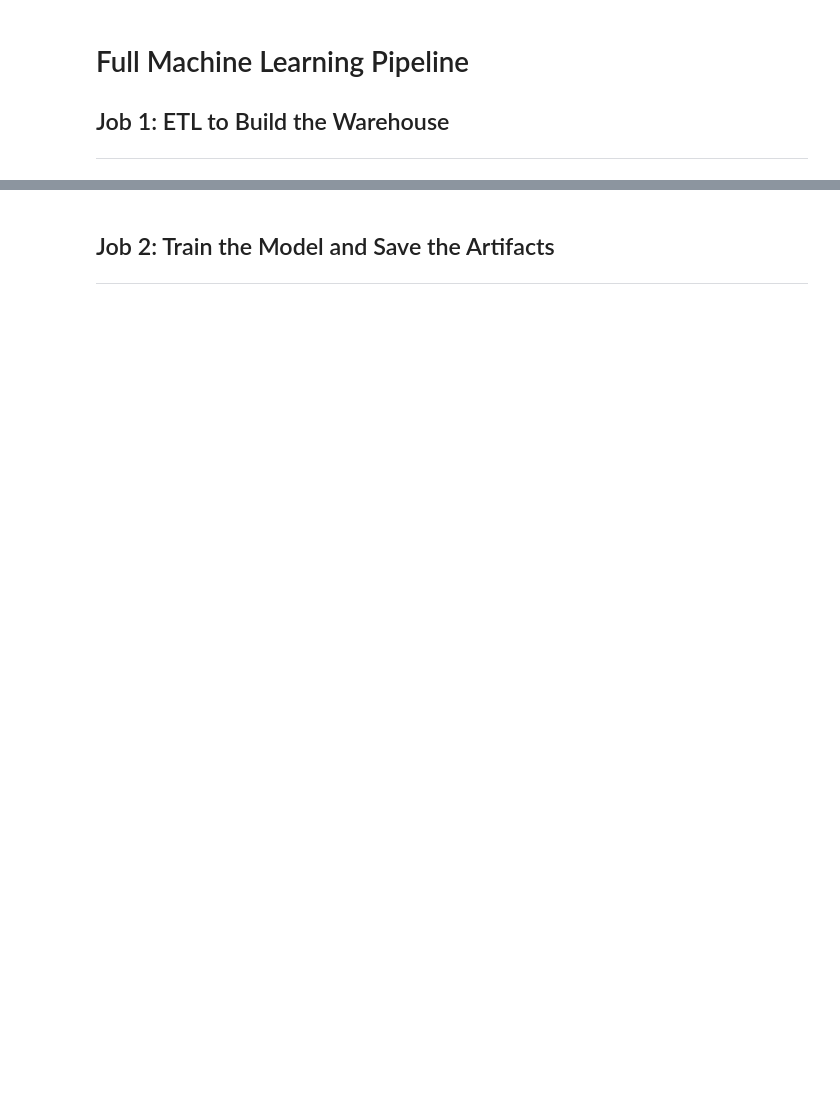
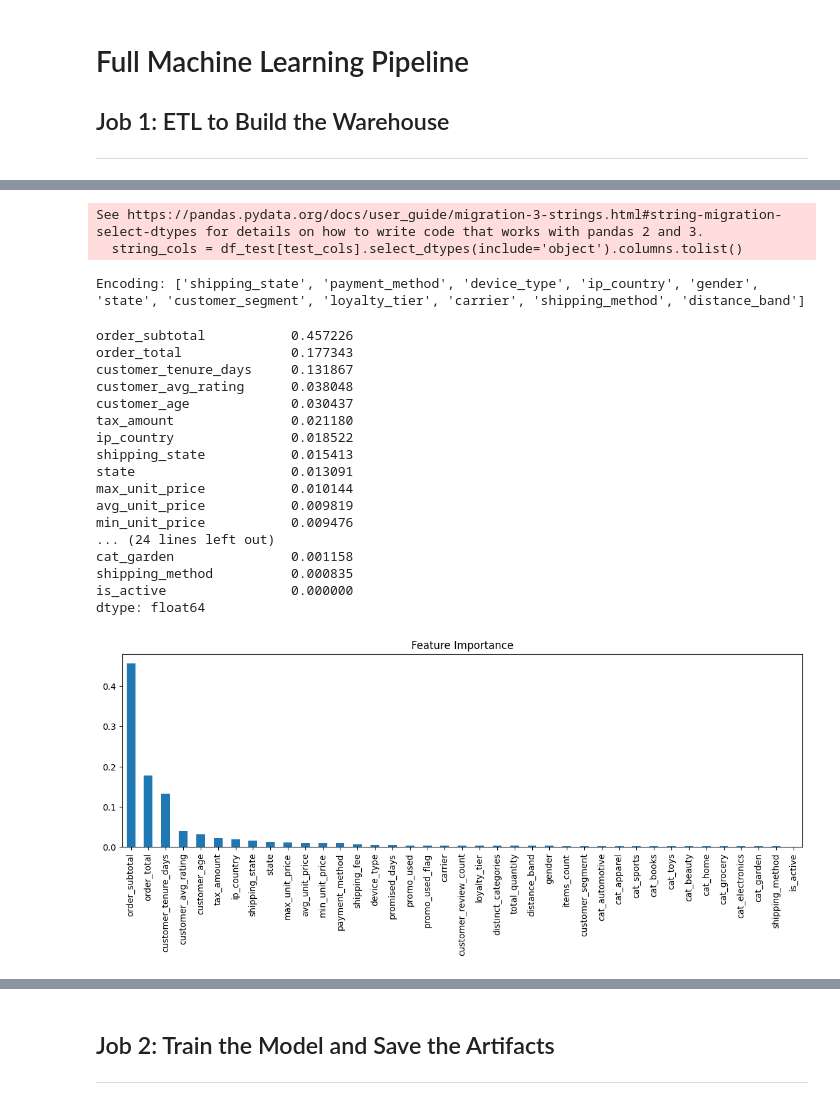
Before and after one commit to lincolnadams5/ShopPracticePipeline, a Jupyter notebook: pipeline/full_pipeline.ipynb, the cells around one changed output, grey strips where cells are left out. Saved outputs shown, nothing was run; the diff lists cells and outputs as text; code cells hidden in the pictures; blank space fills up the shorter version.

```diff
--- a/pipeline/full_pipeline.ipynb
+++ b/pipeline/full_pipeline.ipynb
@@ -10,5 +21,7 @@ import os
 # %%
-src = sqlite3.connect('shop.db')
+#Load tables from shop.db
+
+src = sqlite3.connect(r"C:\Users\apier\OneDrive\Documents\Code\455\project\shop.db")
 
 orders      = pd.read_sql('SELECT * FROM orders', src)
 customers   = pd.read_sql('SELECT * FROM customers', src)
@@ -50,6 +65,8 @@ reviews_agg = reviews.groupby('customer_id').agg(
     customer_review_count = ('rating', 'count'),
 ).reset_index()
 # %%
+#Join everything onto orders (one row per order, with customer, shipment, items, and review features)
+
 df = orders.copy()
 
 cust_cols = ['customer_id', 'gender', 'birthdate', 'created_at',
@@ -62,6 +79,7 @@ df = df.merge(shipments[ship_cols], on='order_id', how='left')
 
 df = df.merge(items_agg, on='order_id', how='left')
 df = df.merge(reviews_agg, on='customer_id', how='left')
+df = df.drop(columns=['is_fraud'])
 
 print(df.shape)
 df.head()
@@ -67,0 +94,69 @@ df.head()
+# %%
+#feature engineering
+df['customer_tenure_days'] = (pd.to_datetime('today') - pd.to_datetime(df['created_at'])).dt.days
+df['order_datetime'] = pd.to_datetime(df['order_datetime'])
+df['birthdate']      = pd.to_datetime(df['birthdate'])
+df['created_at']     = pd.to_datetime(df['created_at'])
+df['customer_age'] = (pd.to_datetime('today') - df['birthdate']).dt.days // 365
+df['promo_used_flag']       = df['promo_code'].notna().astype(int)
+# %%
+from sklearn.ensemble import RandomForestRegressor
+from sklearn.preprocessing import OrdinalEncoder
+import numpy as np
+
+always_drop = [
+    'order_id', 'customer_id',
+    'risk_score',
+    'is_fraud',
+    'actual_days',
+    'late_delivery',
+    'order_datetime', 'ship_datetime',
+    'birthdate', 'created_at',
+    'promo_code',
+    'billing_zip', 'shipping_zip',
+    'zip_code',
+    'city',
+]
+
+test_cols = [c for c in df.columns if c not in always_drop]
+
+df_test = df[test_cols + ['risk_score']].copy().dropna()
+
+# Encode ALL string columns
+string_cols = df_test[test_cols].select_dtypes(include='object').columns.tolist()
+print("Encoding:", string_cols)
+
+for col in string_cols:
+    df_test[col] = OrdinalEncoder().fit_transform(df_test[[col]])
+
+X_test = df_test[test_cols]
+y_test = df_test['risk_score']
+
+rf = RandomForestRegressor(n_estimators=100, random_state=42)
+rf.fit(X_test, y_test)
+
+importance = pd.Series(rf.feature_importances_, index=test_cols).sort_values(ascending=False)
+importance.plot(kind='bar', figsize=(14, 4), title='Feature Importance')
+importance
+# %% [output]
+See https://pandas.pydata.org/docs/user_guide/migration-3-strings.html#string-migration-select-dtypes for details on how to write code that works with pandas 2 and 3.
+  string_cols = df_test[test_cols].select_dtypes(include='object').columns.tolist()
+Encoding: ['shipping_state', 'payment_method', 'device_type', 'ip_country', 'gender', 'state', 'customer_segment', 'loyalty_tier', 'carrier', 'shipping_method', 'distance_band']
+order_subtotal           0.457226
+order_total              0.177343
+customer_tenure_days     0.131867
+customer_avg_rating      0.038048
+customer_age             0.030437
+tax_amount               0.021180
+ip_country               0.018522
+shipping_state           0.015413
+state                    0.013091
+max_unit_price           0.010144
+avg_unit_price           0.009819
+min_unit_price           0.009476
+... (24 lines left out)
+cat_garden               0.001158
+shipping_method          0.000835
+is_active                0.000000
+dtype: float64
+[figure, added]
```
Also changed, not shown: parts of 29 cells of this notebook, 5 other files.
